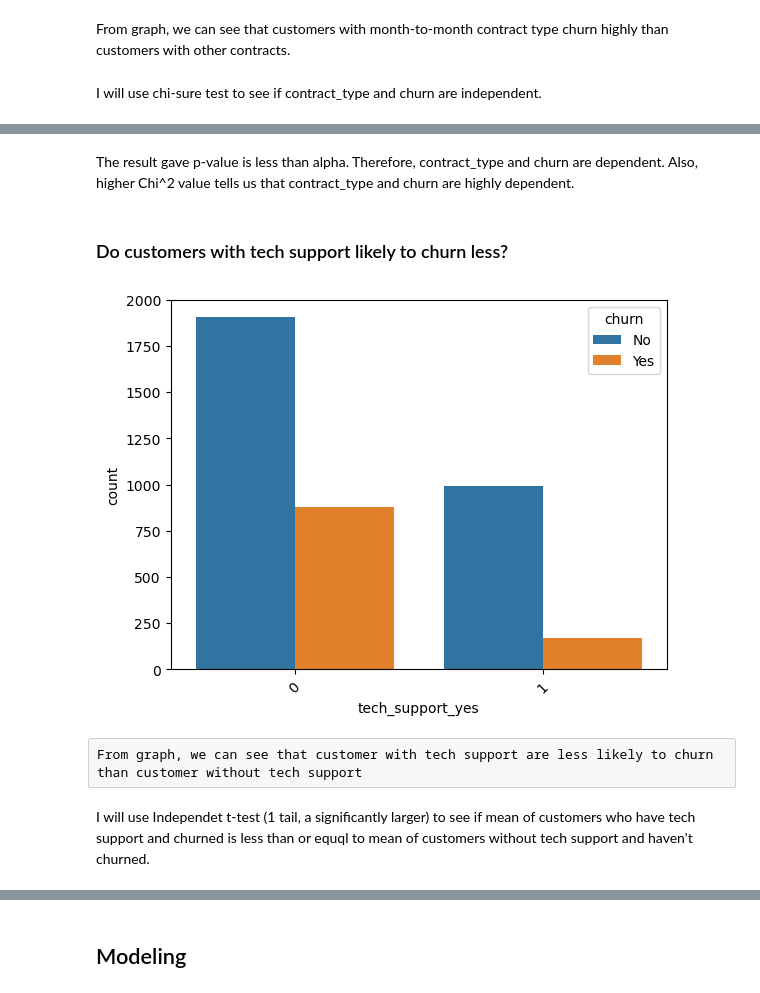
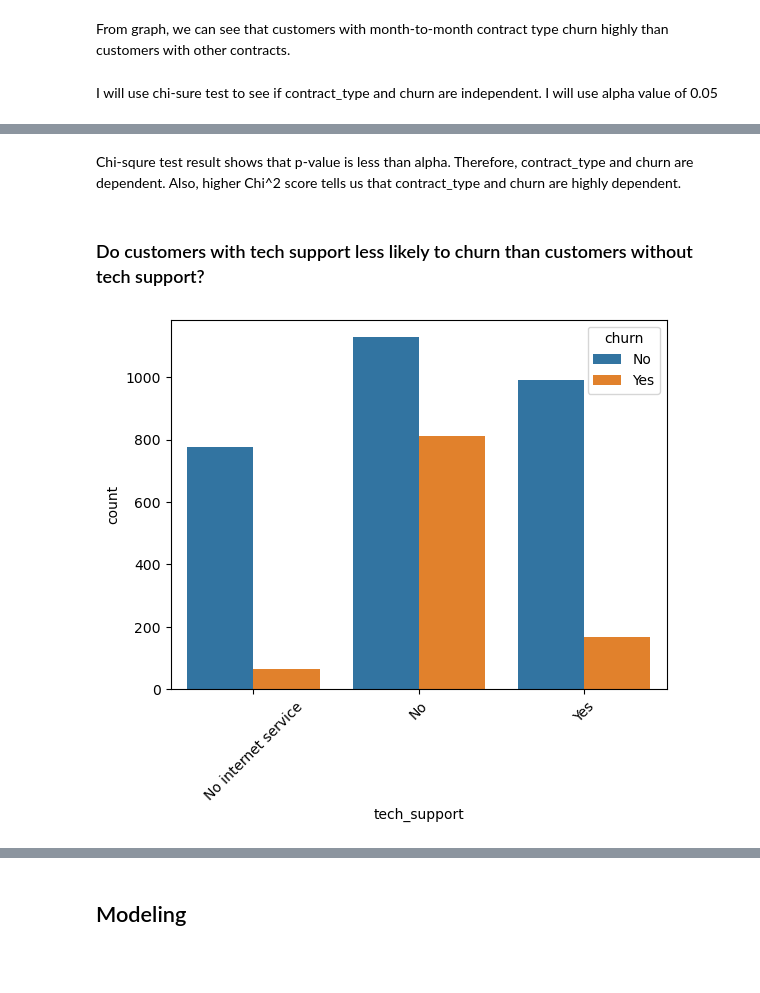
Before and after one commit to devgurung141/telco_project1, a Jupyter notebook: final.ipynb, the cells around one changed output, grey strips where cells are left out. Saved outputs shown, nothing was run; the diff lists cells and outputs as text; code cells hidden in the pictures; blank space fills up the shorter version.

```diff
--- a/final.ipynb
+++ b/final.ipynb
@@ -170,5 +185,5 @@ e.vis_countplot('contract_type', train)
 # %% [markdown]
 From graph, we can see that customers with month-to-month contract type churn highly than customers with other contracts.
 # %% [markdown]
-I will use chi-sure test to see if contract_type and churn are independent.
+I will use chi-sure test to see if contract_type and churn are independent. I will use alpha value of 0.05
 # %%
@@ -190,15 +206,11 @@ We reject null hypothesis
 There exists some relationship between contract_type and churn.
 --------------------------------------------------------------------------------------------
 # %% [markdown]
-The result gave p-value is less than alpha. Therefore, contract_type and churn are dependent. Also, higher Chi^2 value tells us that contract_type and churn are highly dependent.
+Chi-squre test result shows that p-value is less than alpha. Therefore, contract_type and churn are dependent. Also, higher Chi^2 score tells us that contract_type and churn are highly dependent.
 # %% [markdown]
-### Do customers with tech support likely to churn less?
+### Do customers with tech support less likely to churn than customers without tech support?
 # %%
-# visualization of customers with tech_support relations with churn using a function of explore  module
-e.vis_countplot('tech_support_yes', train)
+# visualization of tech_support using a function of explore module
+e.vis_countplot('tech_support', train)
 # %% [output]
-[figure, old version]
+[figure, new version]
-# %% [raw]
-From graph, we can see that customer with tech support are less likely to churn than customer without tech support
-# %% [markdown]
-I will use Independet t-test (1 tail, a significantly larger) to see if mean of customers who have tech support and churned is less than or equql to mean of customers without tech support and haven't churned.
```
Also changed, not shown: parts of 32 cells of this notebook.
